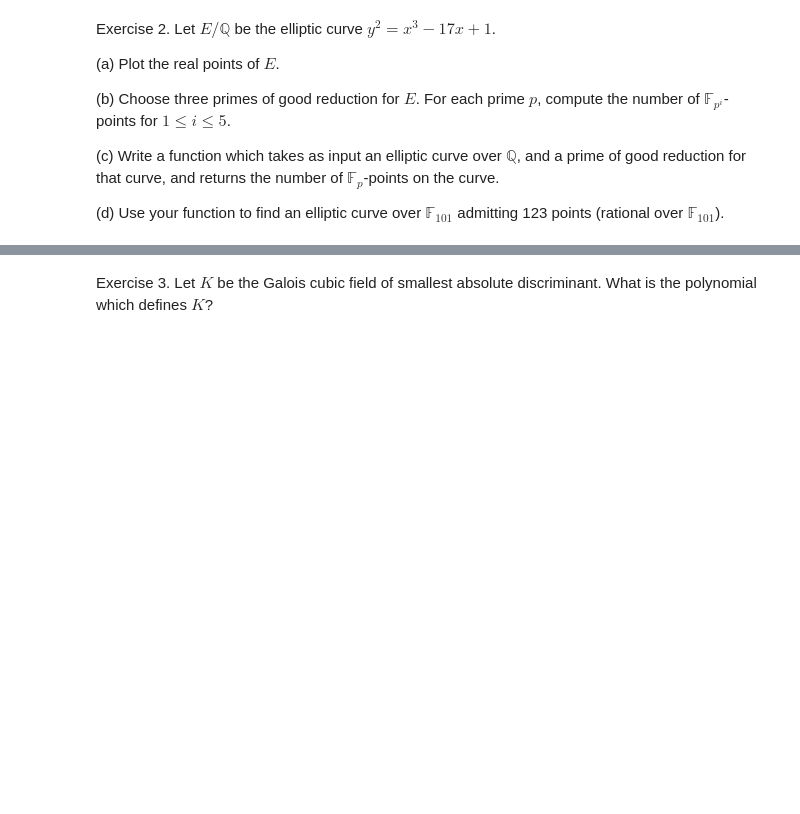
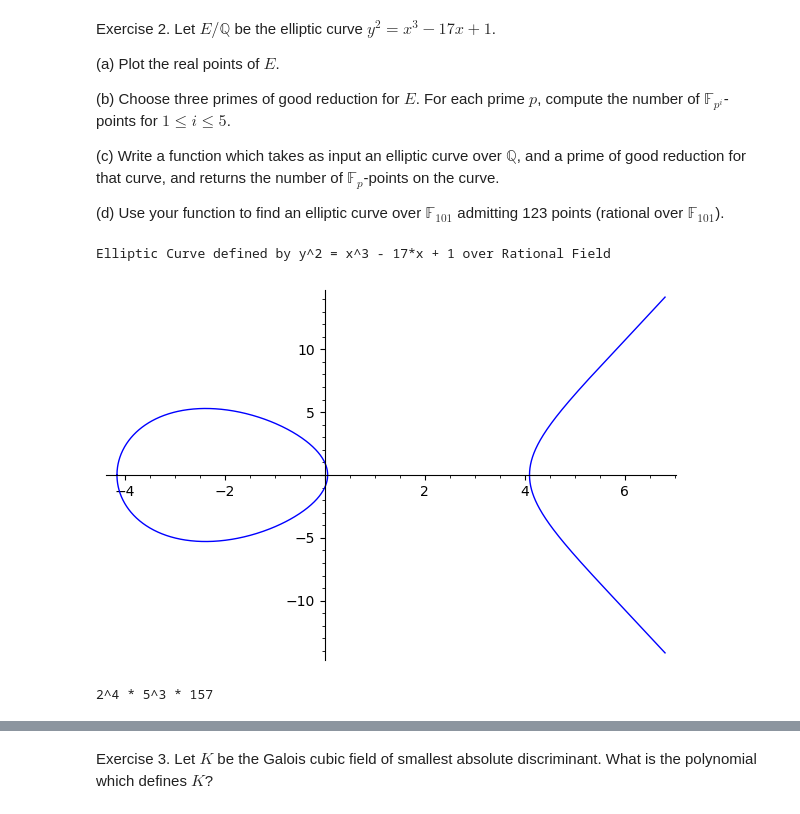
Before and after one commit to Rusti1/computational_nt, a Jupyter notebook: case_studies/bsd_experiments/day_1_exercises.ipynb, the cells around one changed output, grey strips where cells are left out. Drawn from its saved outputs; the diff is of its cells as text; code cells hidden in the pictures; blank space fills up the shorter version.

```diff
--- a/case_studies/bsd_experiments/day_1_exercises.ipynb
+++ b/case_studies/bsd_experiments/day_1_exercises.ipynb
@@ -14,0 +20,2 @@ Exercise 1. Let $E/\mathbb{Q}$ be the elliptic curve $y^2 = x^3 + 76x + 123$.
+# %%
+E = EllipticCurve([76,123]);E
@@ -22,3 +47,15 @@ Exercise 2. Let $E/\mathbb{Q}$ be the elliptic curve $y^2 = x^3 - 17x + 1$.
 (c) Write a function which takes as input an elliptic curve over $\mathbb{Q}$, and a prime of good reduction for that curve, and returns the number of $\mathbb{F}_p$-points on the curve.
 
 (d) Use your function to find an elliptic curve over $\mathbb{F}_{101}$ admitting 123 points (rational over $\mathbb{F}_{101}$).
+# %%
+E= EllipticCurve([-17,1]);E
+# %% [output]
+Elliptic Curve defined by y^2 = x^3 - 17*x + 1 over Rational Field
+# %%
+plot(E)
+# %% [output]
+[figure, added]
+# %%
+factor(E.discriminant())
+# %% [output]
+2^4 * 5^3 * 157
```
Also changed, not shown: parts of 19 cells of this notebook.
